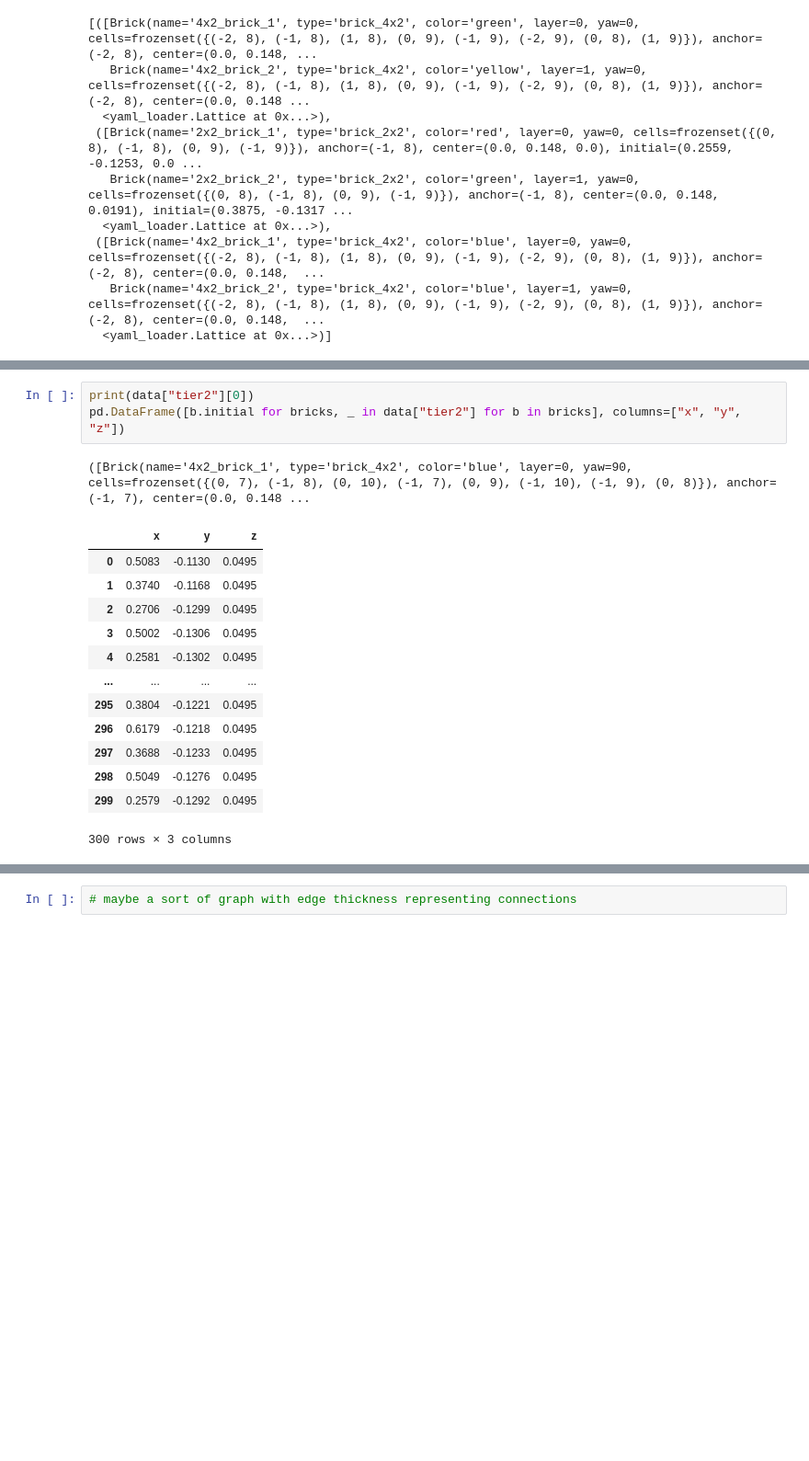
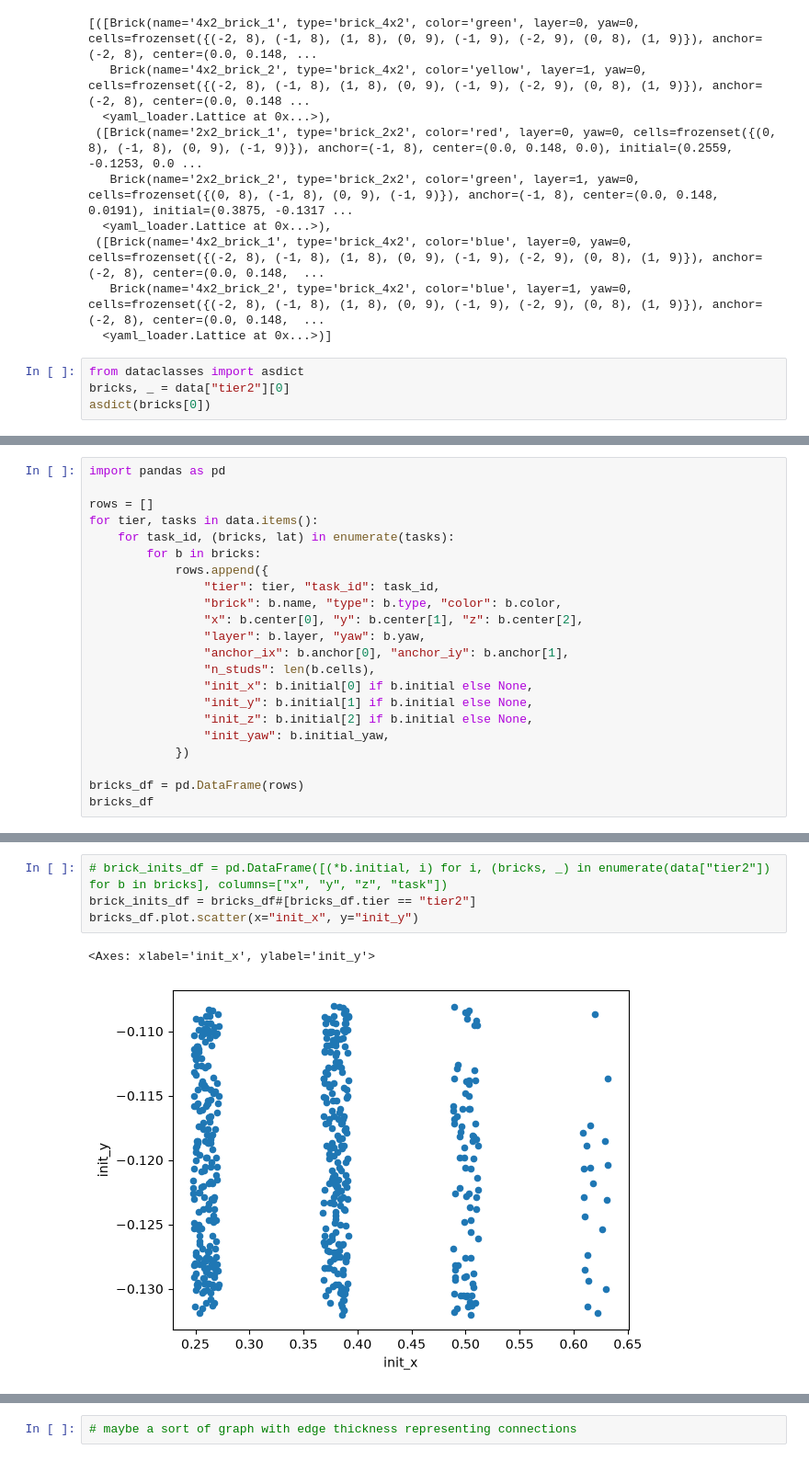
Before and after one commit to maxazv/lego-workbenchmark, a Jupyter notebook: src/analysis.ipynb, the cells around one changed output, grey strips where cells are left out. Shown at 92% size. Saved outputs shown, nothing was run; the diff lists cells and outputs as text; blank space fills up the shorter version.

Commit message:
distr of init coords and target coords [todos]

```diff
--- a/src/analysis.ipynb
+++ b/src/analysis.ipynb
@@ -26,3 +26,7 @@ data["tier1"][:3]
  ([Brick(name='4x2_brick_1', type='brick_4x2', color='blue', layer=0, yaw=0, cells=frozenset({(-2, 8), (-1, 8), (1, 8), (0, 9), (-1, 9), (-2, 9), (0, 8), (1, 9)}), anchor=(-2, 8), center=(0.0, 0.148,  ...
    Brick(name='4x2_brick_2', type='brick_4x2', color='blue', layer=1, yaw=0, cells=frozenset({(-2, 8), (-1, 8), (1, 8), (0, 9), (-1, 9), (-2, 9), (0, 8), (1, 9)}), anchor=(-2, 8), center=(0.0, 0.148,  ...
   <yaml_loader.Lattice at 0x...>)]
+# %%
+from dataclasses import asdict
+bricks, _ = data["tier2"][0]
+asdict(bricks[0])
@@ -28,0 +51,22 @@ data["tier1"][:3]
+# %%
+import pandas as pd
+
+rows = []
+for tier, tasks in data.items():
+    for task_id, (bricks, lat) in enumerate(tasks):
+        for b in bricks:
+            rows.append({
+                "tier": tier, "task_id": task_id,
+                "brick": b.name, "type": b.type, "color": b.color,
+                "x": b.center[0], "y": b.center[1], "z": b.center[2],
+                "layer": b.layer, "yaw": b.yaw,
+                "anchor_ix": b.anchor[0], "anchor_iy": b.anchor[1],
+                "n_studs": len(b.cells),
+                "init_x": b.initial[0] if b.initial else None,
+                "init_y": b.initial[1] if b.initial else None,
+                "init_z": b.initial[2] if b.initial else None,
+                "init_yaw": b.initial_yaw,
+            })
+
+bricks_df = pd.DataFrame(rows)
+bricks_df
@@ -87,19 +153,8 @@ dists_df.dist.hist(bins=20)
 [figure]
 # %%
-print(data["tier2"][0])
-pd.DataFrame([b.initial for bricks, _ in data["tier2"] for b in bricks], columns=["x", "y", "z"])
+# brick_inits_df = pd.DataFrame([(*b.initial, i) for i, (bricks, _) in enumerate(data["tier2"]) for b in bricks], columns=["x", "y", "z", "task"])
+brick_inits_df = bricks_df#[bricks_df.tier == "tier2"]
+bricks_df.plot.scatter(x="init_x", y="init_y")
 # %% [output]
-([Brick(name='4x2_brick_1', type='brick_4x2', color='blue', layer=0, yaw=90, cells=frozenset({(0, 7), (-1, 8), (0, 10), (-1, 7), (0, 9), (-1, 10), (-1, 9), (0, 8)}), anchor=(-1, 7), center=(0.0, 0.148 ...
+<Axes: xlabel='init_x', ylabel='init_y'>
-|  | x | y | z |
-| 0 | 0.5083 | -0.1130 | 0.0495 |
-| 1 | 0.3740 | -0.1168 | 0.0495 |
-| 2 | 0.2706 | -0.1299 | 0.0495 |
-| 3 | 0.5002 | -0.1306 | 0.0495 |
-| 4 | 0.2581 | -0.1302 | 0.0495 |
-| ... | ... | ... | ... |
-| 295 | 0.3804 | -0.1221 | 0.0495 |
-| 296 | 0.6179 | -0.1218 | 0.0495 |
-| 297 | 0.3688 | -0.1233 | 0.0495 |
-| 298 | 0.5049 | -0.1276 | 0.0495 |
-| 299 | 0.2579 | -0.1292 | 0.0495 |
-300 rows × 3 columns
+[figure, added]
```
Also changed, not shown: parts of 6 cells of this notebook.
